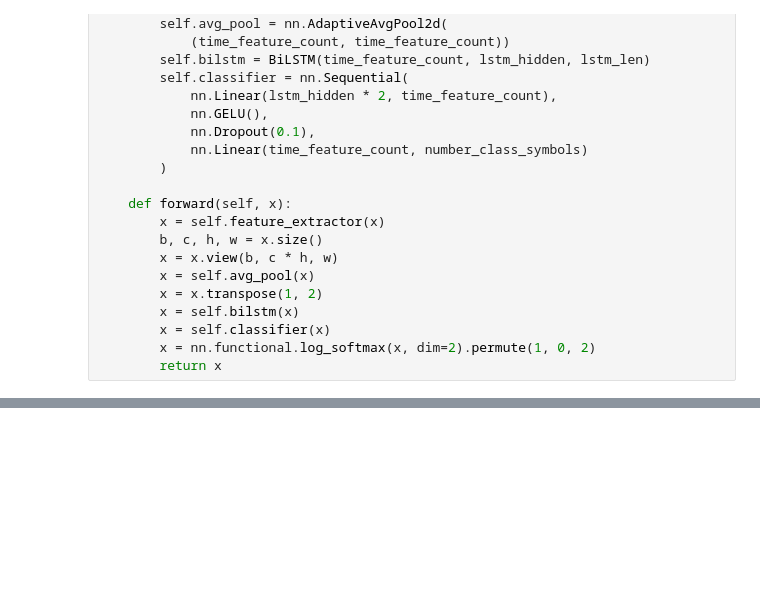
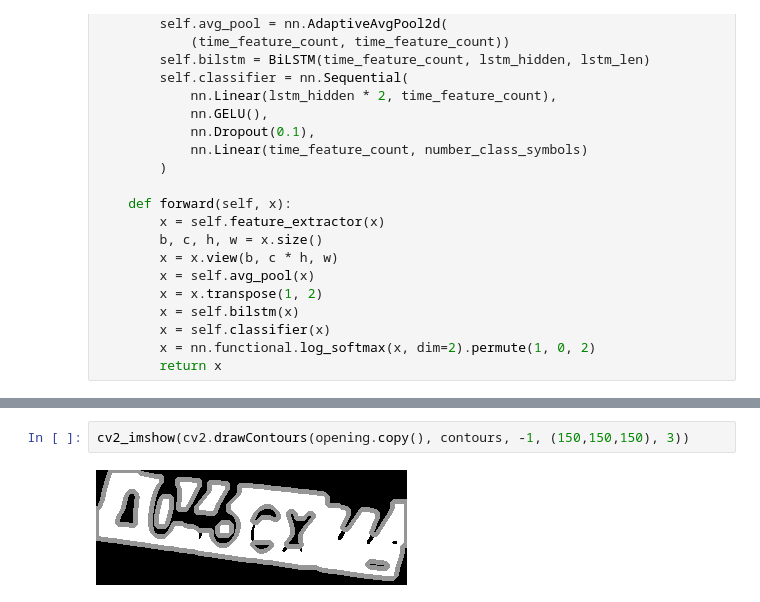
Before and after one commit to down-shift/license-plate-recognition, a Jupyter notebook: ocr.ipynb, the cells around one changed output, grey strips where cells are left out. Saved outputs shown, nothing was run; the diff lists cells and outputs as text; blank space fills up the shorter version.

```diff
--- a/ocr.ipynb
+++ b/ocr.ipynb
@@ -414,0 +358,4 @@ CER()(y_pred, y_true)
+# %%
+cv2_imshow(cv2.drawContours(opening.copy(), contours, -1, (150,150,150), 3))
+# %% [output]
+[figure, added]
```
Also changed, not shown: parts of 46 cells of this notebook.
